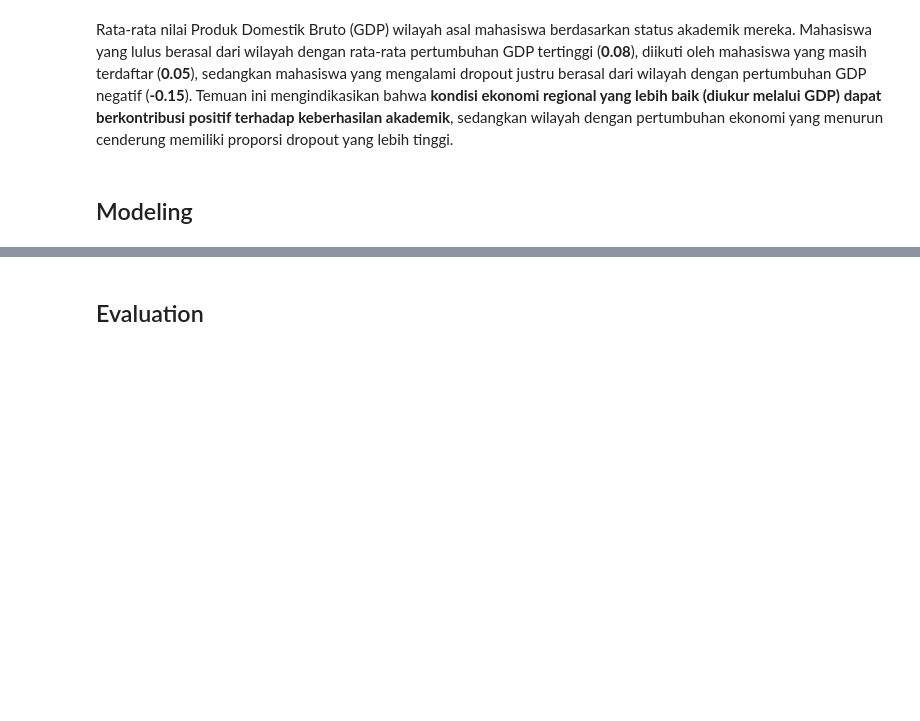
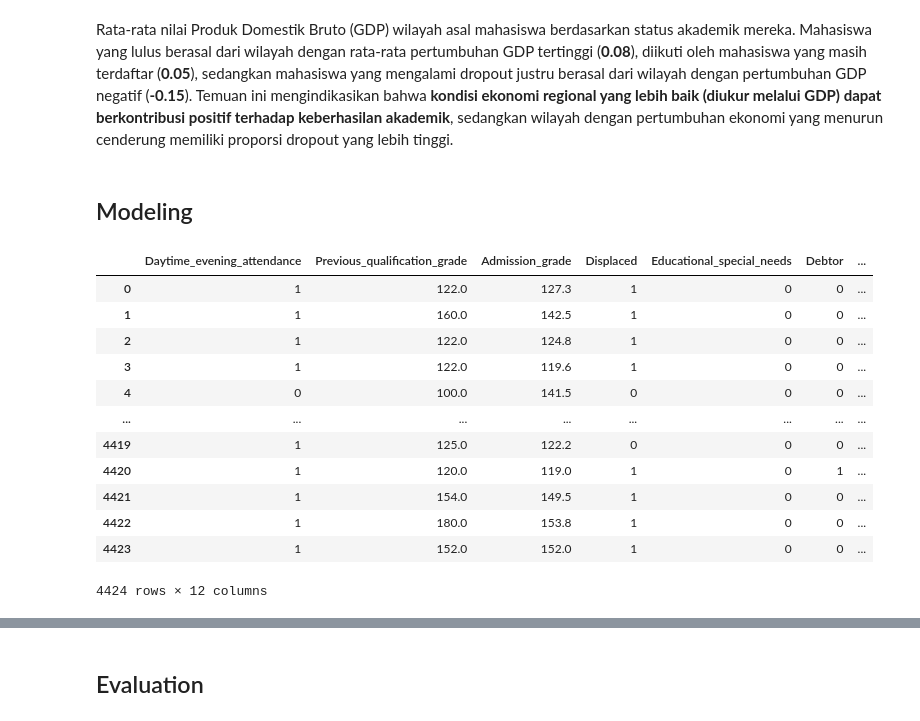
Before and after one commit to muchammadwr/Menyelesaikan-Permasalahan-Institusi-Pendidikan, a Jupyter notebook: notebook.ipynb, the cells around one changed output, grey strips where cells are left out. Cells and saved outputs as stored; diff of their text form; code cells hidden in the pictures; blank space fills up the shorter version.

```diff
--- a/notebook.ipynb
+++ b/notebook.ipynb
@@ -289,10 +286,7 @@ Rata-rata nilai admission grade mahasiswa menunjukkan pola yang konsisten terhad
 # %% [markdown]
 #### Status by Displaced
 # %%
-displaced_category = {
-    0: "No",
-    1: "Yes"
-}
-df['DisplacedCategory'] = df['Displaced'].map(displaced_category)
+displaced_category = {0: "No", 1: "Yes"}
+df["DisplacedCategory"] = df["Displaced"].map(displaced_category)
 # %%
 status_by_displaced = pd.pivot_table(
@@ -322,13 +312,15 @@ Status akademik mahasiswa berdasarkan kategori _displaced person_. Menariknya, m
 # %% [markdown]
 #### Status by Educational Special
 # %%
-df['EducationalSpecialNeedsCategory'] = df['Educational_special_needs'].map({0: "No", 1: "Yes"})
+df["EducationalSpecialNeedsCategory"] = df["Educational_special_needs"].map(
+    {0: "No", 1: "Yes"}
+)
 status_by_educational_special = pd.pivot_table(
     df,
     values="Educational_special_needs",
-    index='EducationalSpecialNeedsCategory',
+    index="EducationalSpecialNeedsCategory",
     columns="Status",
-    aggfunc="count"
+    aggfunc="count",
 )
 status_by_educational_special
 # %% [output]
@@ -376,12 +364,14 @@ plt.show()
 # %% [markdown]
 status akademik mahasiswa berdasarkan status kewajiban finansial mereka terhadap institusi (DebtorCategory). Mahasiswa yang tidak memiliki utang (kategori "No") mendominasi dengan **2.108** lulusan, **1.109** dropout, dan **704** masih aktif. Sementara itu, mahasiswa yang berstatus sebagai debitur (kategori "Yes") mencatat **101** lulusan, **312** dropout, dan hanya **90** yang masih aktif. Rasio dropout yang tinggi pada kelompok debitur mengindikasikan bahwa beban finansial berpotensi menjadi faktor penghambat kelangsungan studi, sehingga intervensi kebijakan finansial seperti bantuan biaya pendidikan atau program subsidi mungkin diperlukan untuk meningkatkan retensi dan keberhasilan akademik pada kelompok ini.
 # %%
-df['TuitionFeesUpToDateCategory'] = df['Tuition_fees_up_to_date'].map({0: "No", 1: 'Yes'})
+df["TuitionFeesUpToDateCategory"] = df["Tuition_fees_up_to_date"].map(
+    {0: "No", 1: "Yes"}
+)
 status_by_tuition_fees_up_to_date = pd.pivot_table(
     df,
-    values='Tuition_fees_up_to_date',
+    values="Tuition_fees_up_to_date",
     index="TuitionFeesUpToDateCategory",
-    columns="Status"
+    columns="Status",
 )
 status_by_tuition_fees_up_to_date
 # %% [output]
@@ -556,3 +533,38 @@ dataset_dashboard_student = df.copy()
 dataset_dashboard_student.to_csv("data/dataset_dashboard_student.csv", index=False)
 # %% [markdown]
 ## Modeling
+# %%
+df["StatusNumerical"] = df["Status"].map({"Dropout": 1, "Enrolled": 0, "Graduate": 0})
+# %%
+df_model = df[
+    [
+        "Daytime_evening_attendance",
+        "Previous_qualification_grade",
+        "Admission_grade",
+        "Displaced",
+        "Educational_special_needs",
+        "Debtor",
+        "Tuition_fees_up_to_date",
+        "Scholarship_holder",
+        "Unemployment_rate",
+        "Inflation_rate",
+        "GDP",
+        "StatusNumerical",
+    ]
+]
+
+df_model
+# %% [output]
+|  | Daytime_evening_attendance | Previous_qualification_grade | Admission_grade | Displaced | Educational_special_needs | Debtor | ... |
+| 0 | 1 | 122.0 | 127.3 | 1 | 0 | 0 | ... |
+| 1 | 1 | 160.0 | 142.5 | 1 | 0 | 0 | ... |
+| 2 | 1 | 122.0 | 124.8 | 1 | 0 | 0 | ... |
+| 3 | 1 | 122.0 | 119.6 | 1 | 0 | 0 | ... |
+| 4 | 0 | 100.0 | 141.5 | 0 | 0 | 0 | ... |
+| ... | ... | ... | ... | ... | ... | ... | ... |
+| 4419 | 1 | 125.0 | 122.2 | 0 | 0 | 0 | ... |
+| 4420 | 1 | 120.0 | 119.0 | 1 | 0 | 1 | ... |
+| 4421 | 1 | 154.0 | 149.5 | 1 | 0 | 0 | ... |
+| 4422 | 1 | 180.0 | 153.8 | 1 | 0 | 0 | ... |
+| 4423 | 1 | 152.0 | 152.0 | 1 | 0 | 0 | ... |
+4424 rows × 12 columns
```
Also changed, not shown: parts of 41 cells of this notebook, 7 other files.
